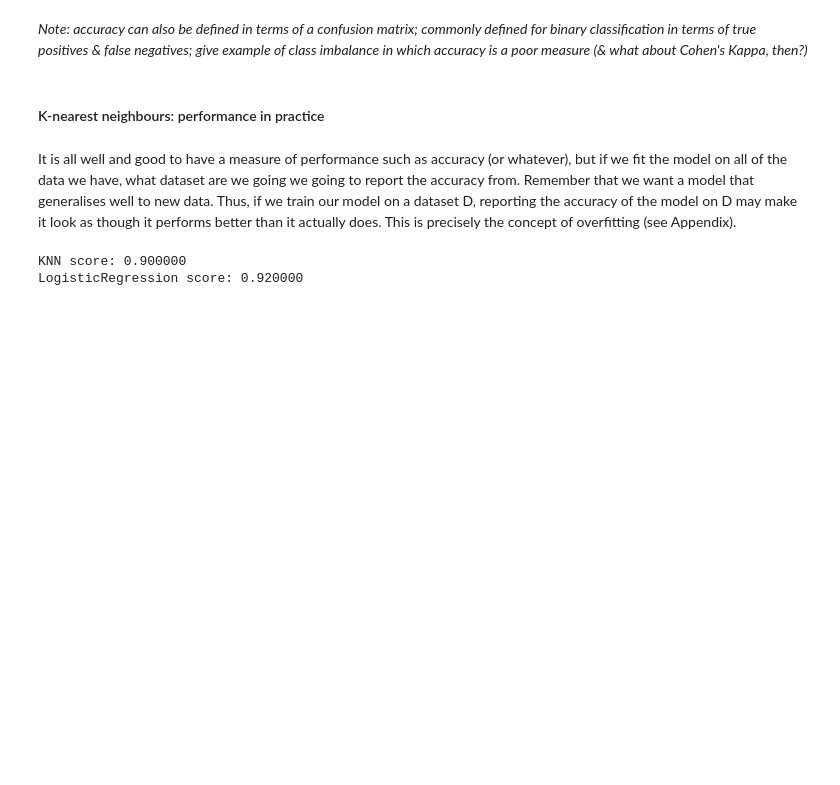
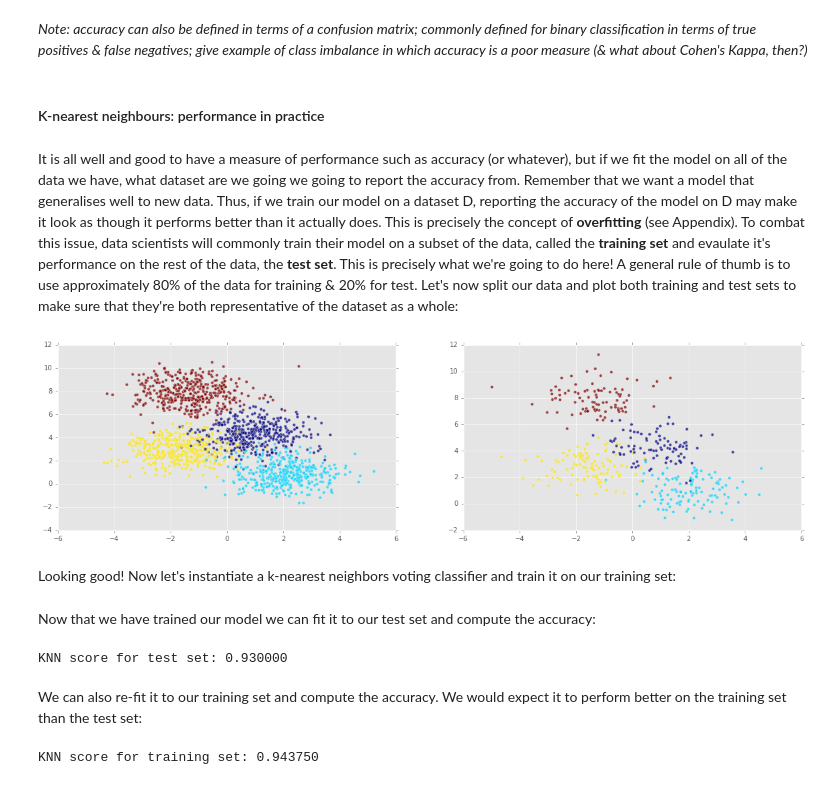
Before and after one commit to hugobowne/machine_learning_techniques, a Jupyter notebook: Preprocessing_note.ipynb, the cells around one changed output. Cells and saved outputs as stored; diff of their text form; code cells hidden in the pictures; blank space fills up the shorter version.

```diff
--- a/Preprocessing_note.ipynb
+++ b/Preprocessing_note.ipynb
@@ -74,21 +82,20 @@ $$\text{Accuracy}=\frac{\text{Number of Correct Predictions}}{\text{Total Number
 # %% [markdown]
 #### K-nearest neighbours: performance in practice
 # %% [markdown]
-It is all well and good to have a measure of performance such as accuracy (or whatever), but if we fit the model on all of the data we have, what dataset are we going we going to report the accuracy from. Remember that we want a model that generalises well to new data. Thus, if we train our model on a dataset D, reporting the accuracy of the model on D may make it look as though it performs better than it actually does. This is precisely the concept of overfitting (see Appendix).
+It is all well and good to have a measure of performance such as accuracy (or whatever), but if we fit the model on all of the data we have, what dataset are we going we going to report the accuracy from. Remember that we want a model that generalises well to new data. Thus, if we train our model on a dataset D, reporting the accuracy of the model on D may make it look as though it performs better than it actually does. This is precisely the concept of **overfitting** (see Appendix). To combat this issue, data scientists will commonly train their model on a subset of the data, called the **training set** and evaulate it's performance on the rest of the data, the **test set**. This is precisely what we're going to do here! A general rule of thumb is to use approximately 80% of the data for training & 20% for test. Let's now split our data and plot both training and test sets to make sure that they're both representative of the dataset as a whole:
-# %%
-from sklearn import neighbors, linear_model
-s = int(.9*n_samples)
-X_train = X[:s]
-y_train = y[:s]
-X_test = X[s:]
-y_test = y[s:]
-
-knn = neighbors.KNeighborsClassifier()
-logistic = linear_model.LogisticRegression()
-
-print('KNN score: %f' % knn.fit(X_train, y_train).score(X_test, y_test))
-print('LogisticRegression score: %f'
-      % logistic.fit(X_train, y_train).score(X_test, y_test))
-# %% [output]
-KNN score: 0.900000
-LogisticRegression score: 0.920000
+# %%
+s = int(.8*n_samples)
+X_train = X[:s]
+y_train = y[:s]
+X_test = X[s:]
+y_test = y[s:]
+plt.figure(figsize=(20,5));
+plt.subplot(1, 2, 1 );
+plt.scatter(X_train[:,0] , X_train[:,1],  c = y_train, alpha = 0.7);
+plt.subplot(1, 2, 2);
+plt.scatter(X_test[:,0] , X_test[:,1],  c = y_test, alpha = 0.7);
+plt.show()
+# %% [output]
+[figure, added]
+# %% [markdown]
+Looking good! Now let's instantiate a k-nearest neighbors voting classifier and train it on our training set:
@@ -94,0 +106,12 @@ LogisticRegression score: 0.920000
+# %% [markdown]
+Now that we have trained our model we can fit it to our test set and compute the accuracy:
+# %%
+print('KNN score for test set: %f' % knn_model.score(X_test, y_test))
+# %% [output]
+KNN score for test set: 0.930000
+# %% [markdown]
+We can also re-fit it to our training set and compute the accuracy. We would expect it to perform better on the training set than the test set:
+# %%
+print('KNN score for training set: %f' % knn_model.score(X_train, y_train))
+# %% [output]
+KNN score for training set: 0.943750
```
Also changed, not shown: parts of 10 cells of this notebook.
